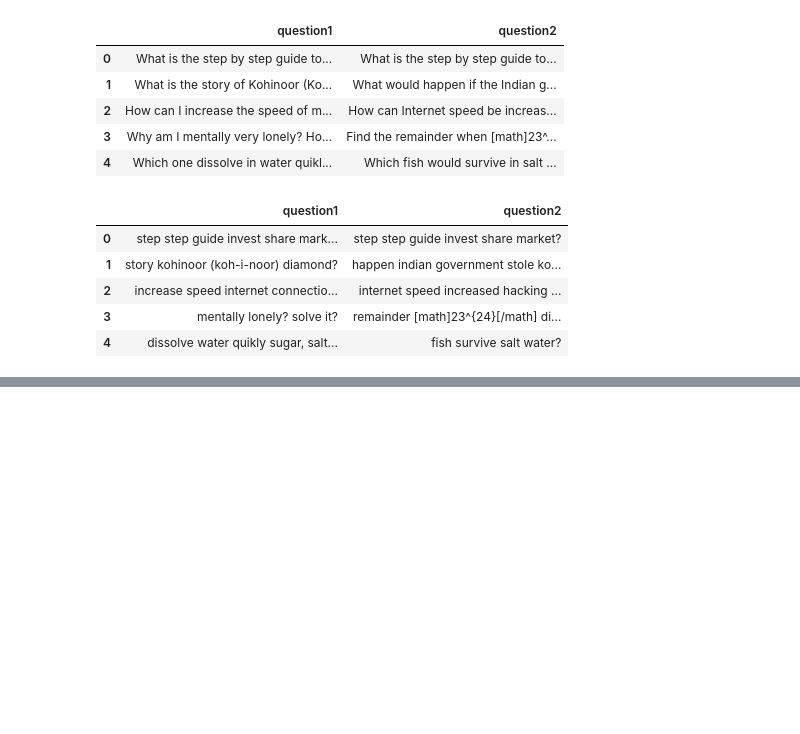
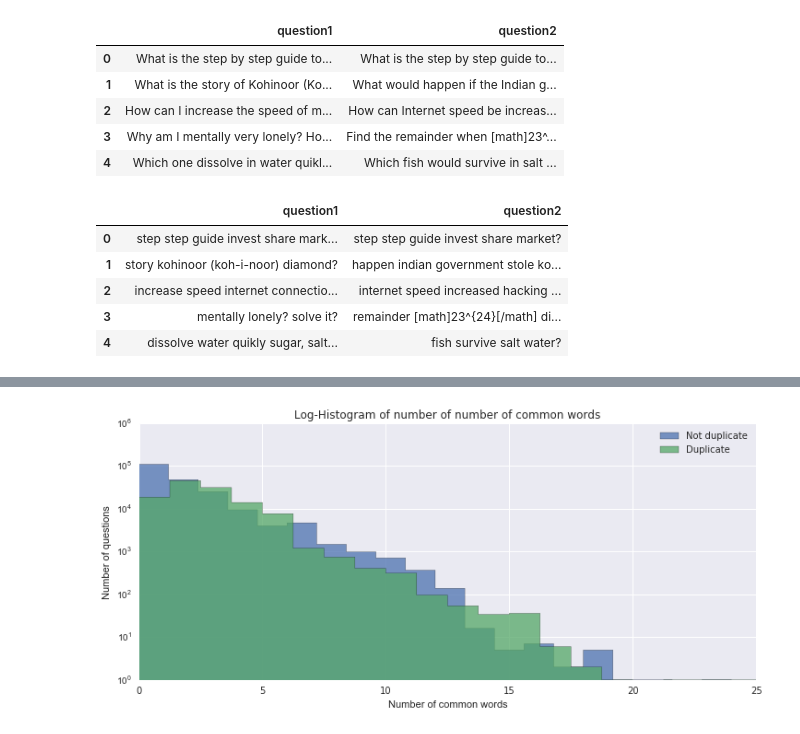
Before and after one commit to adammalpass/quora_duplicates, a Jupyter notebook: quora_duplicates.ipynb, the cells around one changed output, grey strips where cells are left out. Drawn from its saved outputs; the diff is of its cells as text; code cells hidden in the pictures; blank space fills up the shorter version.

Commit message:
Adjust bin size of common words histogram

```diff
--- a/quora_duplicates.ipynb
+++ b/quora_duplicates.ipynb
@@ -226,16 +239,18 @@ print
 # %%
 ### Visualisation - plot histogram showing how distrubtion of number of common words between both questions
 ### varies between duplicate and non-duplicate questions ###
 
 plt.figure(figsize=(12, 5))
-plt.hist(X_train["num_common_words"][y_train == 0], bins=30, histtype="stepfilled", alpha = 0.75, label="Not duplicate")
-plt.hist(X_train["num_common_words"][y_train == 1], bins=30, histtype="stepfilled", alpha = 0.75, label="Duplicate")
+plt.hist(X_train["num_common_words"][y_train == 0], bins=20, histtype="stepfilled", alpha = 0.75, label="Not duplicate")
+plt.hist(X_train["num_common_words"][y_train == 1], bins=20, histtype="stepfilled", alpha = 0.75, label="Duplicate")
 plt.yscale('log', nonposy='clip')
 plt.title('Log-Histogram of number of number of common words')
 plt.xlabel('Number of common words')
 plt.ylabel('Number of questions')
 plt.legend()
 print
+# %% [output]
+[figure, added]
 # %%
 from sklearn.metrics import log_loss
 
```
Also changed, not shown: parts of 10 cells of this notebook.
